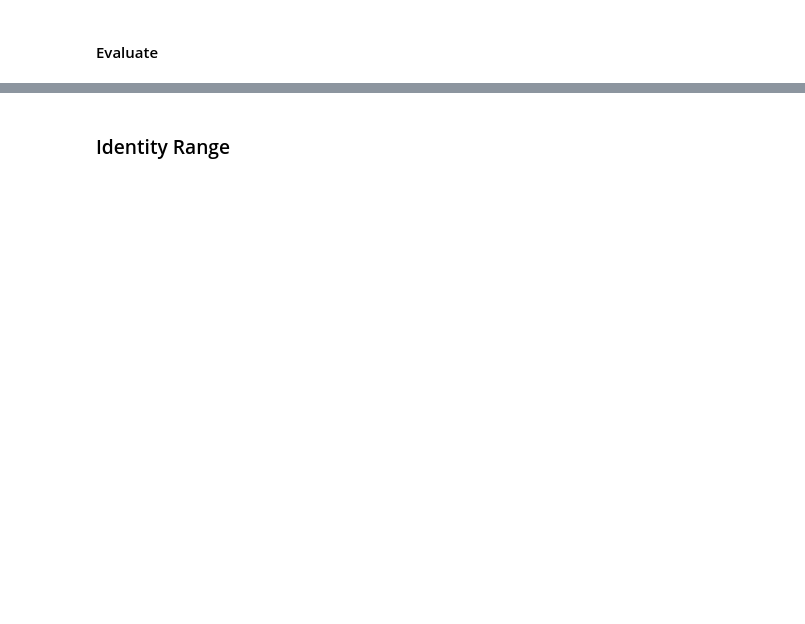
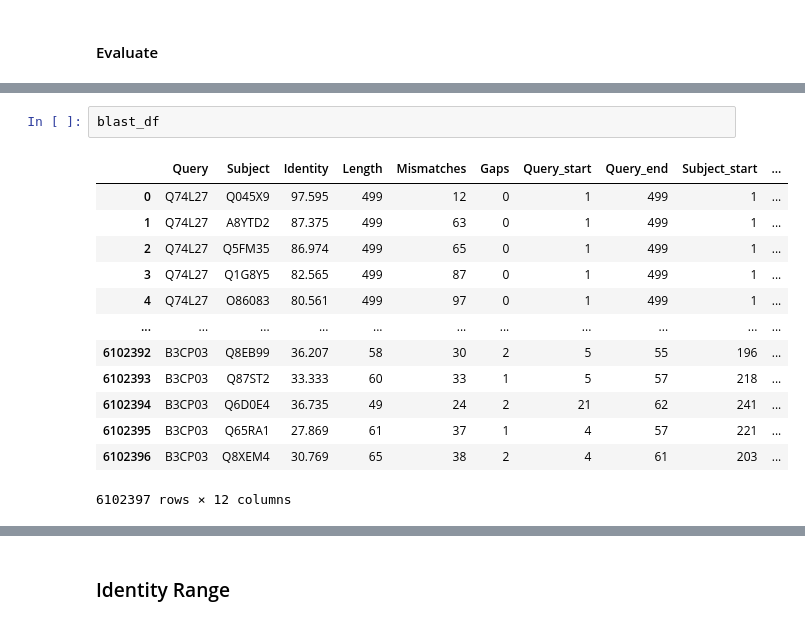
Before and after one commit to tibbdc/DeepSub, a Jupyter notebook: 04_Blastp.ipynb, the cells around one changed output, grey strips where cells are left out. Drawn from its saved outputs; the diff is of its cells as text; blank space fills up the shorter version.

```diff
--- a/04_Blastp.ipynb
+++ b/04_Blastp.ipynb
@@ -103 +109,17 @@ best_matches_df
+# %%
+blast_df
+# %% [output]
+|  | Query | Subject | Identity | Length | Mismatches | Gaps | Query_start | Query_end | Subject_start | ... |
+| 0 | Q74L27 | Q045X9 | 97.595 | 499 | 12 | 0 | 1 | 499 | 1 | ... |
+| 1 | Q74L27 | A8YTD2 | 87.375 | 499 | 63 | 0 | 1 | 499 | 1 | ... |
+| 2 | Q74L27 | Q5FM35 | 86.974 | 499 | 65 | 0 | 1 | 499 | 1 | ... |
+| 3 | Q74L27 | Q1G8Y5 | 82.565 | 499 | 87 | 0 | 1 | 499 | 1 | ... |
+| 4 | Q74L27 | O86083 | 80.561 | 499 | 97 | 0 | 1 | 499 | 1 | ... |
+| ... | ... | ... | ... | ... | ... | ... | ... | ... | ... | ... |
+| 6102392 | B3CP03 | Q8EB99 | 36.207 | 58 | 30 | 2 | 5 | 55 | 196 | ... |
+| 6102393 | B3CP03 | Q87ST2 | 33.333 | 60 | 33 | 1 | 5 | 57 | 218 | ... |
+| 6102394 | B3CP03 | Q6D0E4 | 36.735 | 49 | 24 | 2 | 21 | 62 | 241 | ... |
+| 6102395 | B3CP03 | Q65RA1 | 27.869 | 61 | 37 | 1 | 4 | 57 | 221 | ... |
+| 6102396 | B3CP03 | Q8XEM4 | 30.769 | 65 | 38 | 2 | 4 | 61 | 203 | ... |
+6102397 rows × 12 columns
 # %%
```
Also changed, not shown: parts of 12 cells of this notebook.
